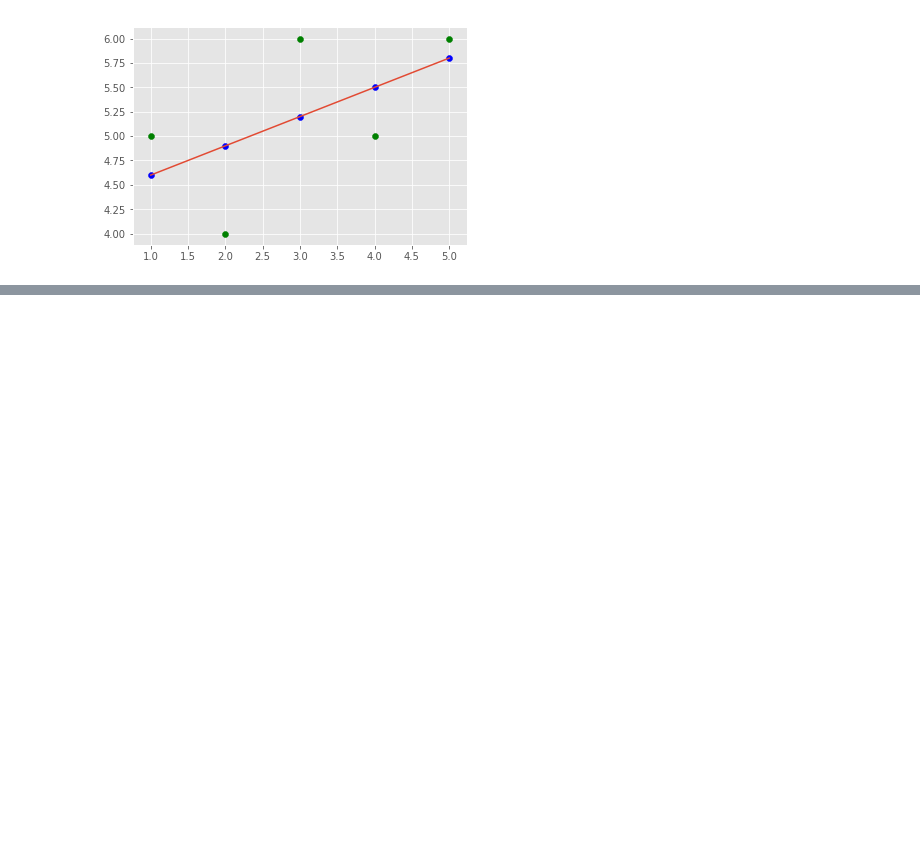
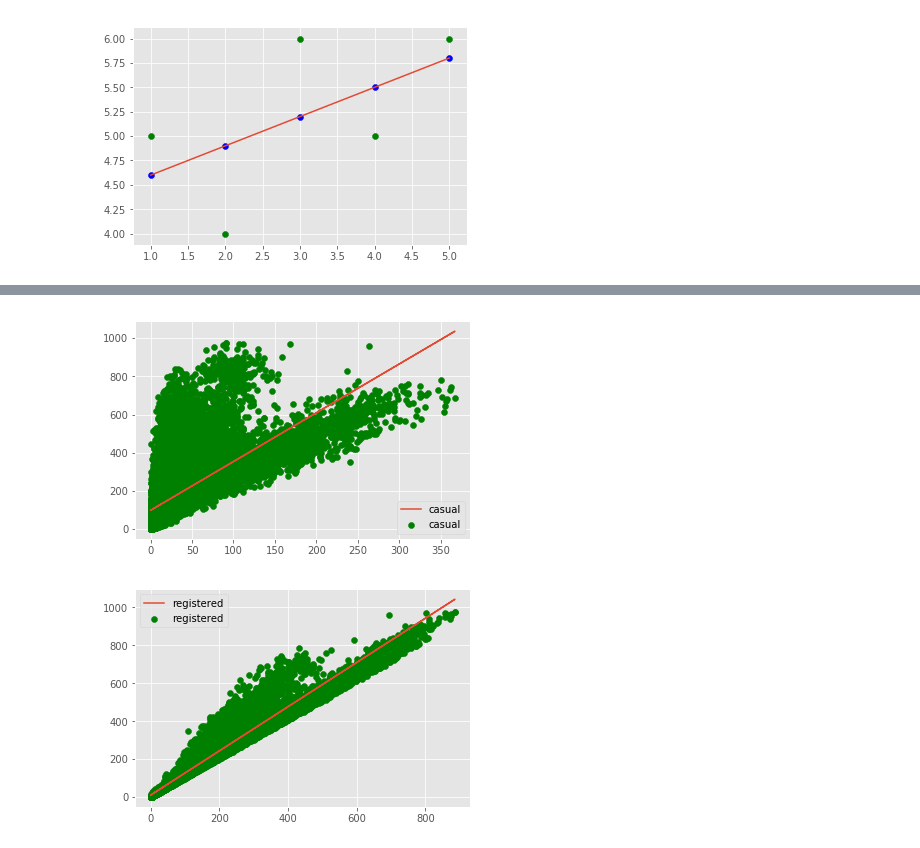
Before and after one commit to sidgan22/DataSci, a Jupyter notebook: LinearRegression.ipynb, the cells around one changed output, grey strips where cells are left out. Drawn from its saved outputs; the diff is of its cells as text; code cells hidden in the pictures; blank space fills up the shorter version.

```diff
--- a/LinearRegression.ipynb
+++ b/LinearRegression.ipynb
@@ -33,0 +67,6 @@ plt.show()
+# %%
+df = pd.read_csv('bike sharing hour.csv')
+df.drop(['dteday'],axis=1,inplace=True)
+df.drop(['instant'],axis=1,inplace=True)
+full_data=df.astype(float).values.tolist()
+df.head()
@@ -33,0 +80,3 @@ plt.show()
+# %%
+header = list(df)
+header
@@ -33,0 +99,3 @@ plt.show()
+# %%
+xs = np.array(full_data)[:,-3:-1]
+ys = np.array(full_data)[:,-1]
@@ -33,0 +112,11 @@ plt.show()
+# %%
+for i in range(0,len(xs[0])):
+    m1,b1=bes_fit_slope_intercept(xs[:,i],ys)
+    plt.scatter(xs[:,i],ys,label=header[-3+i],color='g')
+    plt.plot(xs[:,i],m1*xs[:,i]+b1,label=header[-3+i])
+    plt.legend(loc='best')
+    plt.savefig('plot_'+header[-3+i]+'.png')
+    plt.show()
+# %% [output]
+[figure, added]
+[figure, added]
```
Also changed, not shown: parts of 7 cells of this notebook, 4 other files.
